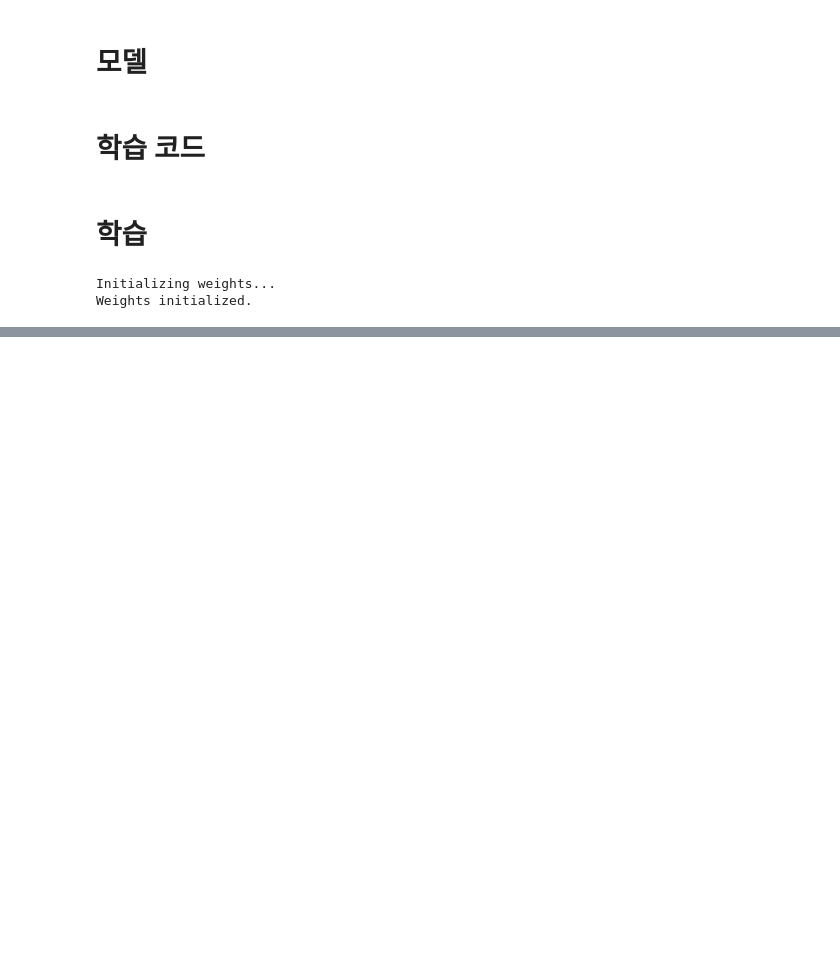
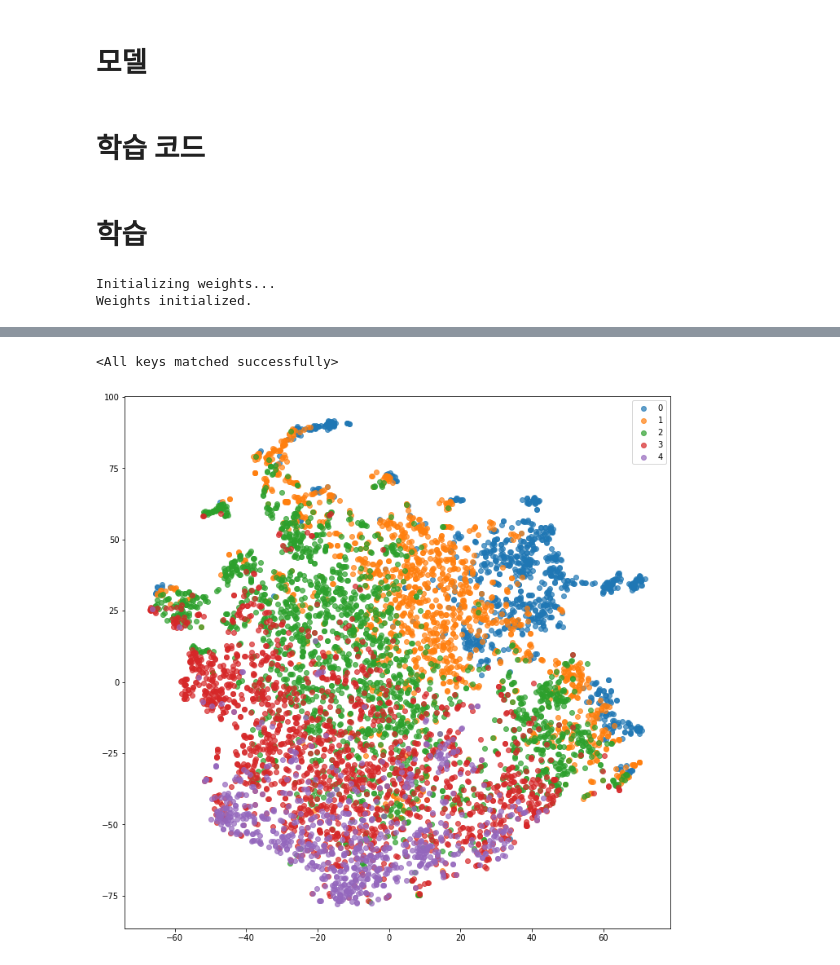
Before and after one commit to boostcampaitech3/final-project-level3-recsys-05, a Jupyter notebook: Model/Model-Experiment/clean/LightGCN.ipynb, the cells around one changed output, grey strips where cells are left out. Drawn from its saved outputs; the diff is of its cells as text; code cells hidden in the pictures; blank space fills up the shorter version.

```diff
--- a/Model/Model-Experiment/clean/LightGCN.ipynb
+++ b/Model/Model-Experiment/clean/LightGCN.ipynb
@@ -403,2 +409,6 @@ print(f'BEST | Epoch: {best_epoch:3d}| Train loss: {best_train_loss:.5f}| NDCG@1
+# %%
+model.load_state_dict(torch.load(os.path.join(MODEL_PATH, 'LightGCN-v1.pt')))
+# %% [output]
+<All keys matched successfully>
 # %%
 vectors = model.i_final_embeddings.detach().cpu().numpy()
@@ -407,6 +424,24 @@ from sklearn.manifold import TSNE
 
 tsne = TSNE(n_components=2, random_state = 0)
 tsne_vectors = tsne.fit_transform(vectors)
+# %%
+import matplotlib.pyplot as plt
+
+plt.figure(figsize = (12, 12))
+
+problem_df = pd.read_csv(os.path.join(DATA_PATH, 'clean_problem.csv'))
+problem_df['problem_id'] = problem_df['problem_id'].astype(str)
+problem_df['problem_id2idx'] = problem_df['problem_id'].apply(lambda x : int(problemId_to_idx[x]))
+problem_df['level_tag'] = problem_df['level'].apply(lambda x : (x - 1) // 5)
+
+for level_tag in sorted(problem_df['level_tag'].unique()):
+    idx = problem_df[problem_df['level_tag'] == level_tag]['problem_id2idx'].tolist()
+    plt.scatter(x = tsne_vectors[idx, 0], y = tsne_vectors[idx, 1], alpha = 0.7, label = f'{level_tag}')
+
+plt.legend()
+plt.show()
+# %% [output]
+[figure, added]
 # %%
 import matplotlib.pyplot as plt
 
```
Also changed, not shown: parts of 7 cells of this notebook.
